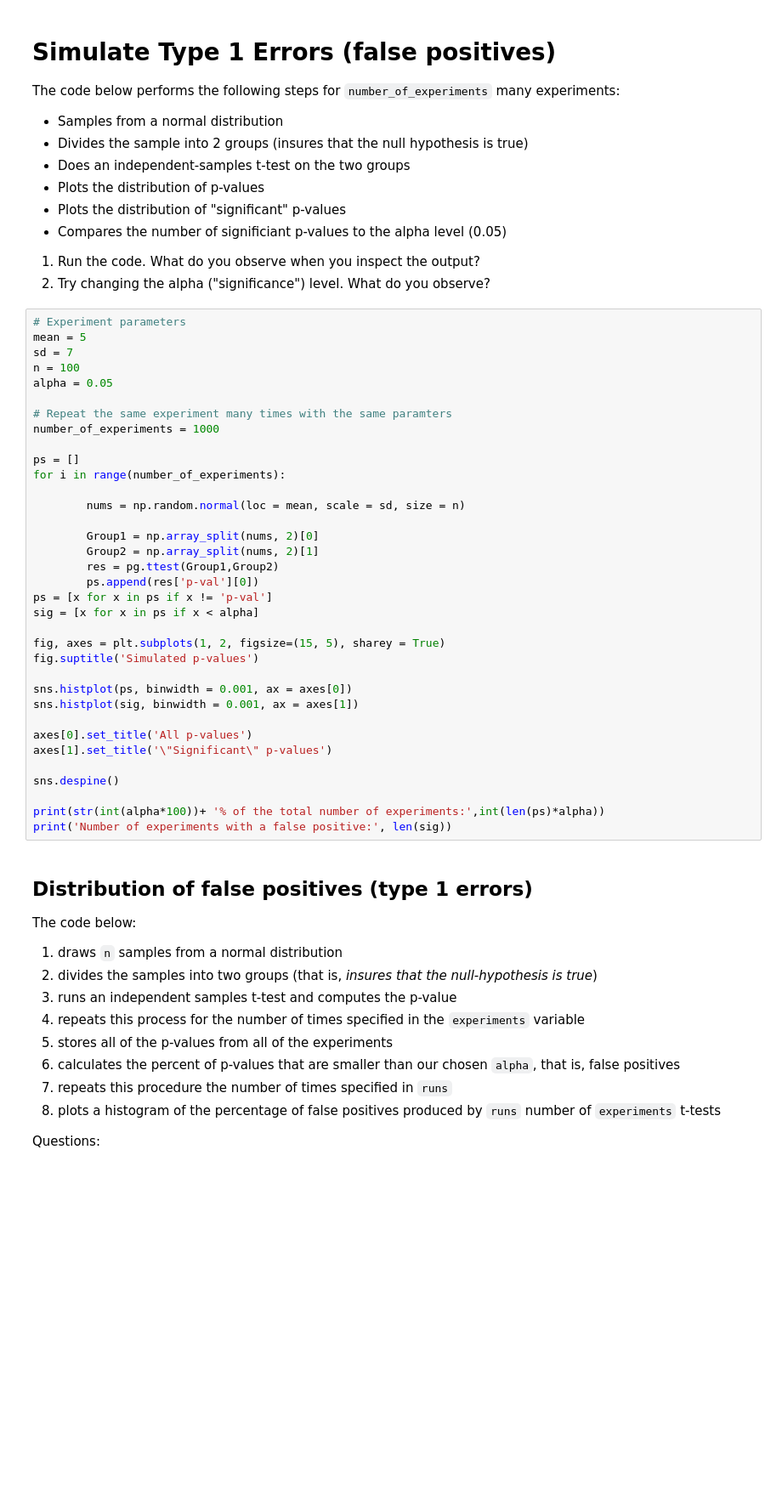
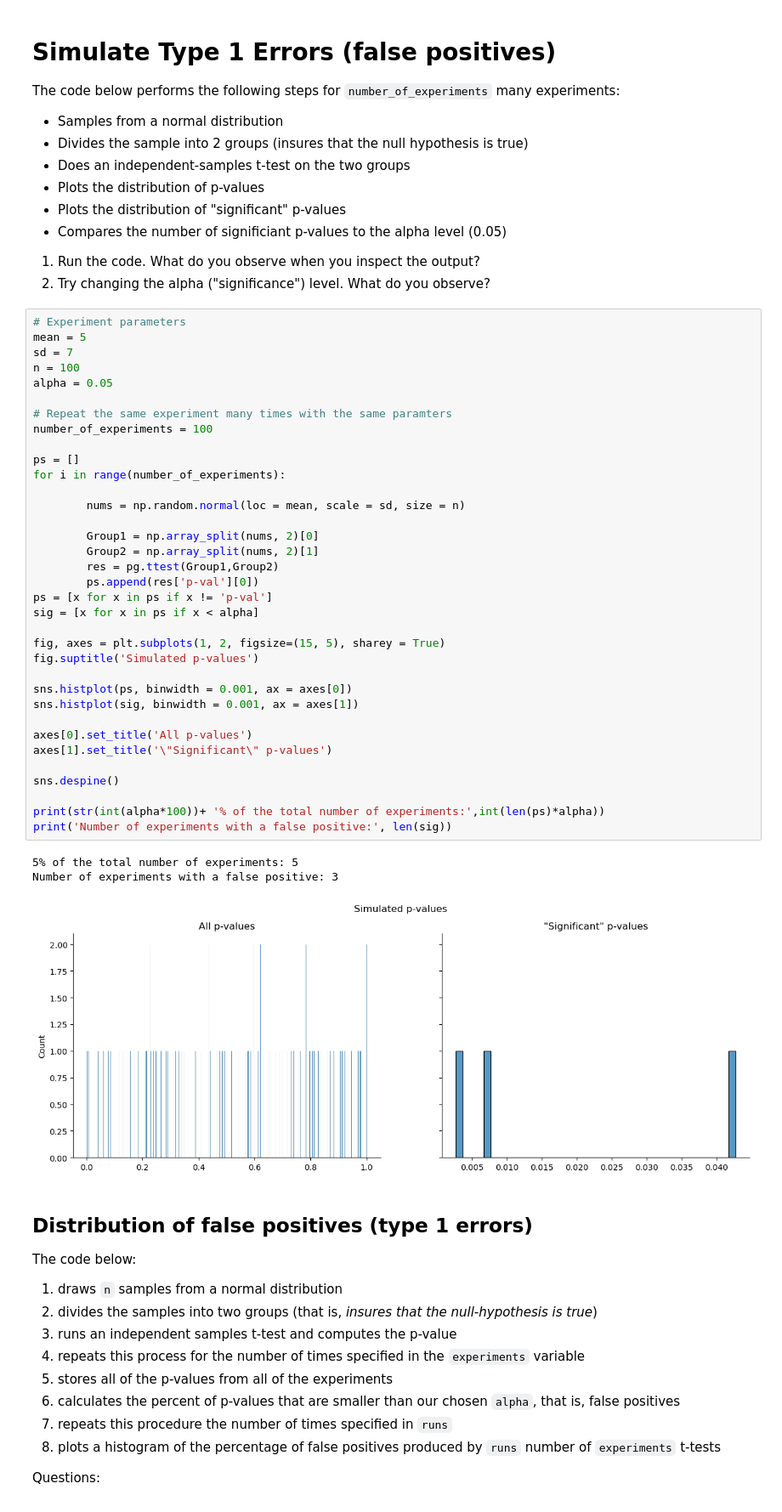
Before and after one commit to ethanweed/ExPsyLing, a Jupyter notebook: Notebooks/Simulation1.ipynb, the cells around one changed output. Shown at 85% size. Saved outputs shown, nothing was run; the diff lists cells and outputs as text; blank space fills up the shorter version.

```diff
--- a/Notebooks/Simulation1.ipynb
+++ b/Notebooks/Simulation1.ipynb
@@ -270,34 +296,38 @@ sd = 7
 n = 100
 alpha = 0.05
 
 # Repeat the same experiment many times with the same paramters
-number_of_experiments = 1000
+number_of_experiments = 100
 
 ps = []
 for i in range(number_of_experiments):
 
         nums = np.random.normal(loc = mean, scale = sd, size = n)
 
         Group1 = np.array_split(nums, 2)[0]
         Group2 = np.array_split(nums, 2)[1]
         res = pg.ttest(Group1,Group2)
         ps.append(res['p-val'][0])
 ps = [x for x in ps if x != 'p-val']
 sig = [x for x in ps if x < alpha]
 
 fig, axes = plt.subplots(1, 2, figsize=(15, 5), sharey = True)
 fig.suptitle('Simulated p-values')
 
 sns.histplot(ps, binwidth = 0.001, ax = axes[0])
 sns.histplot(sig, binwidth = 0.001, ax = axes[1])
 
 axes[0].set_title('All p-values')
 axes[1].set_title('\"Significant\" p-values')
 
 sns.despine()
 
 print(str(int(alpha*100))+ '% of the total number of experiments:',int(len(ps)*alpha))
 print('Number of experiments with a false positive:', len(sig))
+# %% [output]
+5% of the total number of experiments: 5
+Number of experiments with a false positive: 3
+[figure, added]
 # %% [markdown]
 ## Distribution of false positives (type 1 errors)
 
```
Also changed, not shown: parts of 13 cells of this notebook, 7 other files.
